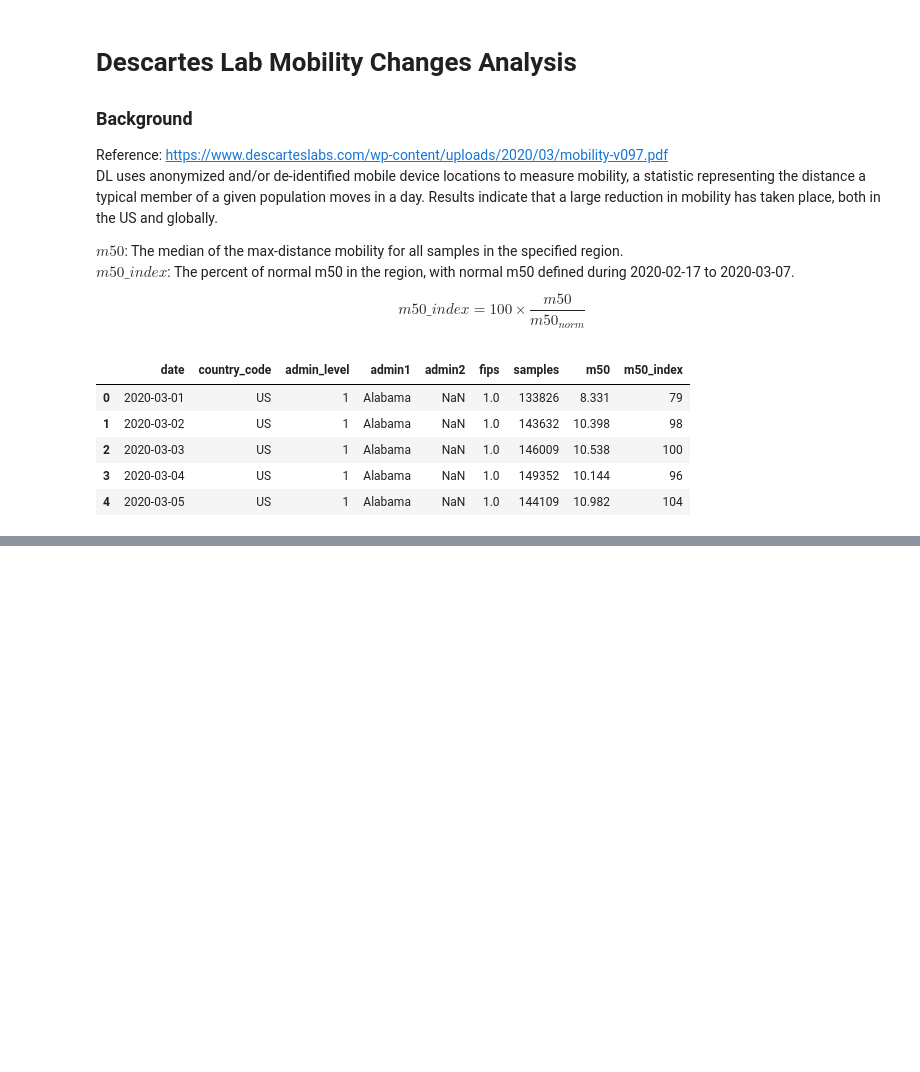
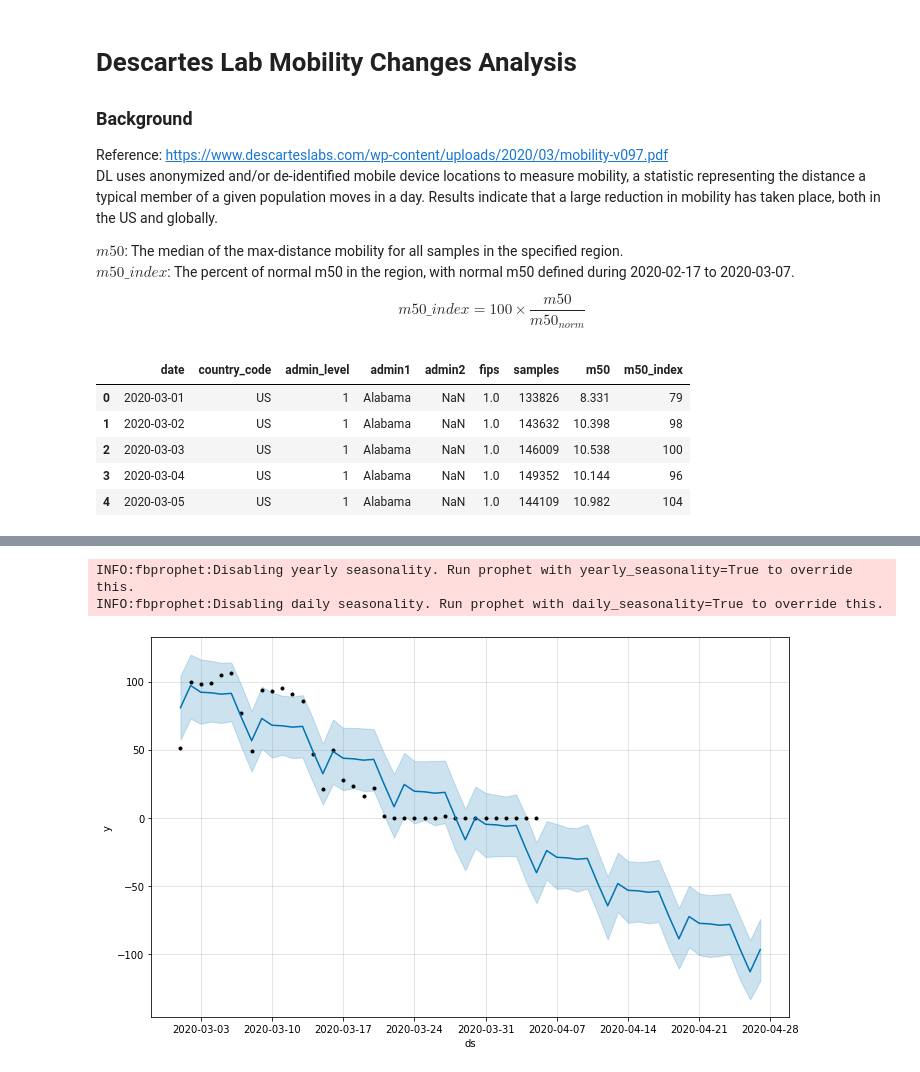
Before and after one commit to quantummind/caltech_covid_19_modeling, a Jupyter notebook: exploratory/james_DL_mobility.ipynb, the cells around one changed output, grey strips where cells are left out. Cells and saved outputs as stored; diff of their text form; code cells hidden in the pictures; blank space fills up the shorter version.

```diff
--- a/exploratory/james_DL_mobility.ipynb
+++ b/exploratory/james_DL_mobility.ipynb
@@ -79,0 +157,39 @@ plt.show()
+# %%
+def build_prophet_df(df, value_column, regressor=None):
+    """
+    @param df:
+    @param value_column:
+    @param regressor
+    """
+    df = df[['date', value_column]]
+    if regressor is not None:
+        df['regressor'] = df['date'].apply(lambda date: regressor.loc[regressor['date'] == date, 'm50_index'].values[0])
+    df = df.rename(columns={'date':'ds', value_column: 'y'})
+    return df
+
+def build_prophet_forecast(df, value_column, regressor=None, periods=10):
+    """
+    Returns a Prophet object fitted to the given df. df should have columns with date and m50_index.
+
+    @param df: Pandas dataframe to predict forecast.
+    @param value_column:
+    @param regressor: regressor used to predict forecast. Example: using mobility index regressor
+    to predict county deaths.
+    @param periods: number of periods (days) to predict into the future.
+    """
+    m = Prophet()
+    if regressor is not None:
+        m.add_regressor('regressor')
+    m.fit(build_prophet_df(df, value_column=value_column, regressor=regressor))
+    future = m.make_future_dataframe(periods=periods)
+    if regressor is not None:
+        future['regressor'] = future['ds'].apply(lambda date: regressor.loc[regressor['date'] == date, 'm50_index'].values[0])
+    forecast = m.predict(future)
+    return m, forecast
+# %%
+m, forecast = build_prophet_forecast(new_york_mobility, 'm50_index', periods=22)
+fig1 = m.plot(forecast)
+# %% [output]
+INFO:fbprophet:Disabling yearly seasonality. Run prophet with yearly_seasonality=True to override this.
+INFO:fbprophet:Disabling daily seasonality. Run prophet with daily_seasonality=True to override this.
+[figure, added]
```
Also changed, not shown: parts of 15 cells of this notebook.
